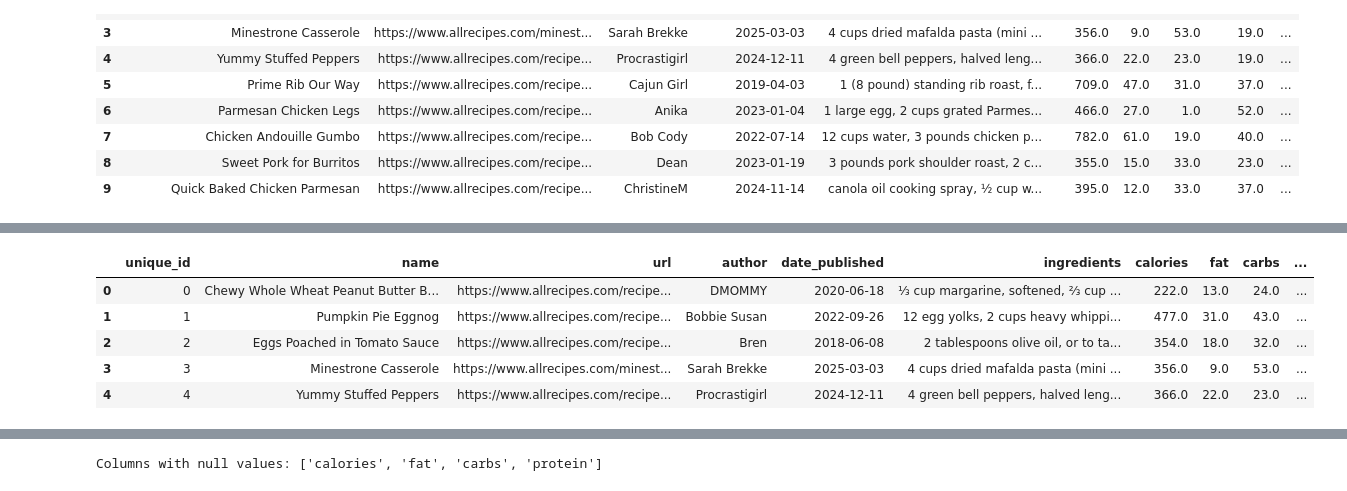
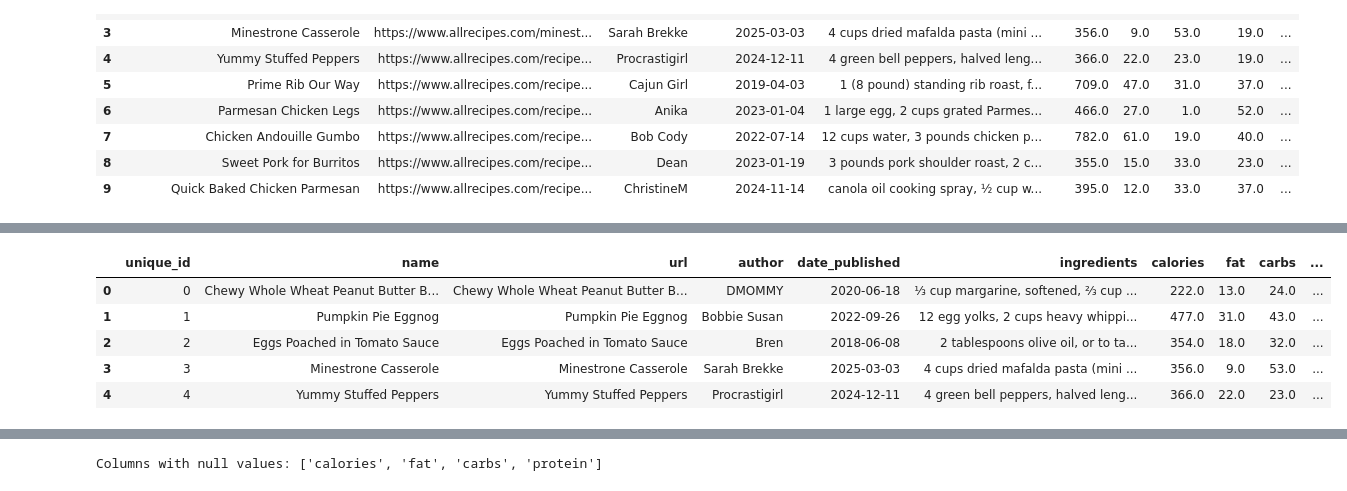
Before and after one commit to BP0323904/dspp, a Jupyter notebook: Allrecipes/Notebooks/Allrecipes_EDA_and_Cleansing.ipynb, the cells around one changed output, grey strips where cells are left out. Cells and saved outputs as stored; diff of their text form; code cells hidden in the pictures.

```diff
--- a/Allrecipes/Notebooks/Allrecipes_EDA_and_Cleansing.ipynb
+++ b/Allrecipes/Notebooks/Allrecipes_EDA_and_Cleansing.ipynb
@@ -108,17 +136,27 @@ During the process we will generate some labels/descriptions for the recipes the
 # %%
 # Create a unique_id for each row.
 df = df.reset_index(drop=True)
 df['unique_id'] = df.index
 
 # Move 'unique_id' to the first position
 cols = ['unique_id'] + [col for col in df.columns if col != 'unique_id']
 df = df[cols]
 
-df.head(5)
+# Wrap each url in an <a> tag, and use the data from "name" text displayed in the link.
+df['url'] = df.apply(
+    lambda row: f'<a href="{row["url"]}" target="_blank">{row["name"]}</a>',
+    axis=1
+)
+
+# Can use the following code line to drop the name column, but for now leave it in so that when the HTML rendering is not used we can still see the name
+# alongside the url.
+#df = df.drop('name', axis=1)
+# Then tell pandas to render HTML - Note this format should be used to when the clickable links are needed rather than the plain DataFrame.
+HTML(df.head(5).to_html(escape=False))
 # %% [output]
 |  | unique_id | name | url | author | date_published | ingredients | calories | fat | carbs | ... |
-| 0 | 0 | Chewy Whole Wheat Peanut Butter B... | https://www.allrecipes.com/recipe... | DMOMMY | 2020-06-18 | ⅓ cup margarine, softened, ⅔ cup ... | 222.0 | 13.0 | 24.0 | ... |
-| 1 | 1 | Pumpkin Pie Eggnog | https://www.allrecipes.com/recipe... | Bobbie Susan | 2022-09-26 | 12 egg yolks, 2 cups heavy whippi... | 477.0 | 31.0 | 43.0 | ... |
-| 2 | 2 | Eggs Poached in Tomato Sauce | https://www.allrecipes.com/recipe... | Bren | 2018-06-08 | 2 tablespoons olive oil, or to ta... | 354.0 | 18.0 | 32.0 | ... |
-| 3 | 3 | Minestrone Casserole | https://www.allrecipes.com/minest... | Sarah Brekke | 2025-03-03 | 4 cups dried mafalda pasta (mini ... | 356.0 | 9.0 | 53.0 | ... |
-| 4 | 4 | Yummy Stuffed Peppers | https://www.allrecipes.com/recipe... | Procrastigirl | 2024-12-11 | 4 green bell peppers, halved leng... | 366.0 | 22.0 | 23.0 | ... |
+| 0 | 0 | Chewy Whole Wheat Peanut Butter B... | Chewy Whole Wheat Peanut Butter B... | DMOMMY | 2020-06-18 | ⅓ cup margarine, softened, ⅔ cup ... | 222.0 | 13.0 | 24.0 | ... |
+| 1 | 1 | Pumpkin Pie Eggnog | Pumpkin Pie Eggnog | Bobbie Susan | 2022-09-26 | 12 egg yolks, 2 cups heavy whippi... | 477.0 | 31.0 | 43.0 | ... |
+| 2 | 2 | Eggs Poached in Tomato Sauce | Eggs Poached in Tomato Sauce | Bren | 2018-06-08 | 2 tablespoons olive oil, or to ta... | 354.0 | 18.0 | 32.0 | ... |
+| 3 | 3 | Minestrone Casserole | Minestrone Casserole | Sarah Brekke | 2025-03-03 | 4 cups dried mafalda pasta (mini ... | 356.0 | 9.0 | 53.0 | ... |
+| 4 | 4 | Yummy Stuffed Peppers | Yummy Stuffed Peppers | Procrastigirl | 2024-12-11 | 4 green bell peppers, halved leng... | 366.0 | 22.0 | 23.0 | ... |
```
Also changed, not shown: parts of 27 cells of this notebook.
